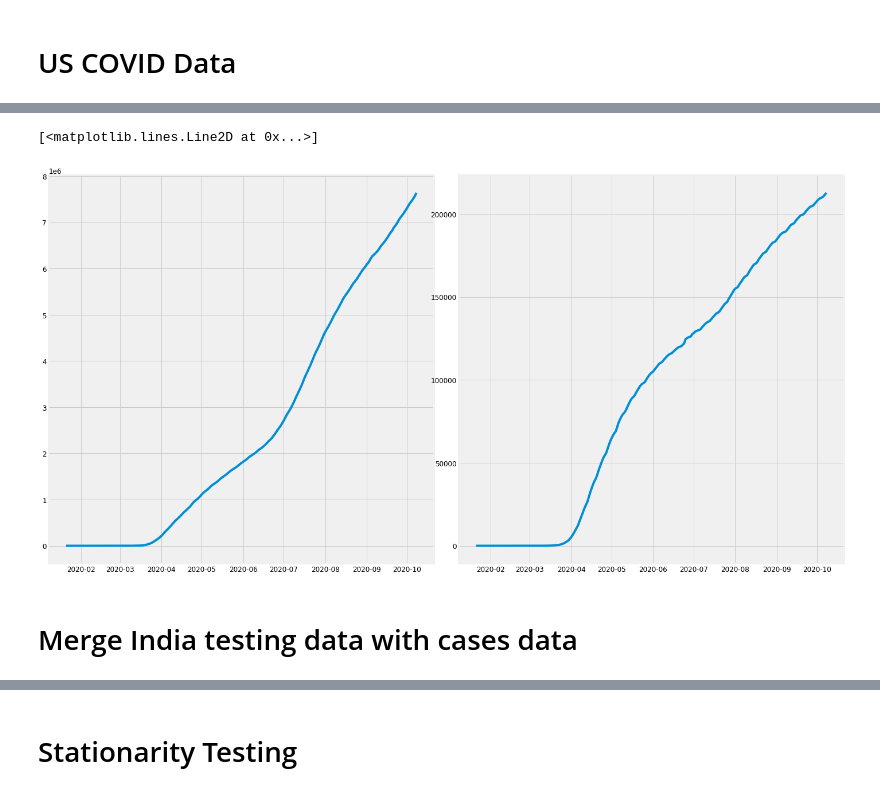
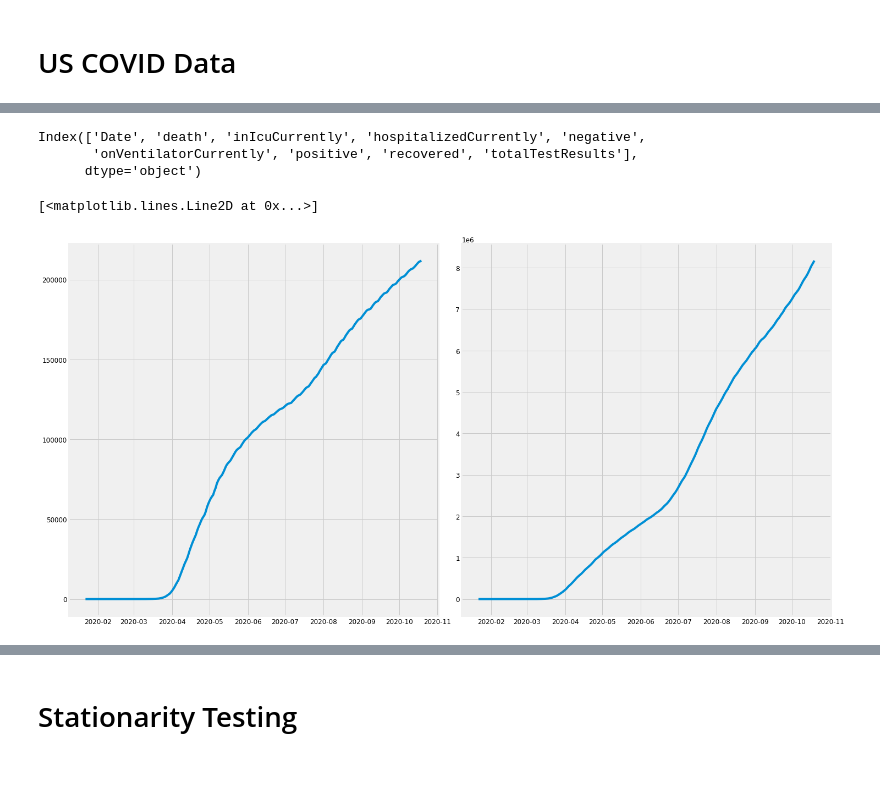
Before and after one commit to acchu99/covid-19-data-mining, a Jupyter notebook: COVID_19_Data_Mining.ipynb, the cells around one changed output, grey strips where cells are left out. Cells and saved outputs as stored; diff of their text form; code cells hidden in the pictures.

```diff
--- a/COVID_19_Data_Mining.ipynb
+++ b/COVID_19_Data_Mining.ipynb
@@ -169,11 +172,13 @@ sns.lineplot(x='Date',y='Total Samples Tested',data=indiatesting)
 # %% [markdown]
 # US COVID Data
 # %%
-usdaily=pd.read_csv('https://raw.githubusercontent.com/Ashwin1999/COVID-19-Data-Mining/master/OtherDatasets/us.csv')
+usdaily=pd.read_csv('https://raw.githubusercontent.com/Ashwin1999/COVID-19-Data-Mining/master/OtherDatasets/US_National_History_Final.csv')
 usdaily.rename(columns={'date':'Date'},inplace=True)
 # indiadaily['Date'] = indiadaily['Date'].str.slice(0,6) +' 2020'
 # indiadaily['Date']= indiadaily['Date'].astype(str).apply(lambda x: datetime.datetime.strptime(x,'%d %b %Y'))
 usdaily['Date']= pd.to_datetime(usdaily['Date'])
 print(usdaily.dtypes)
-usdaily.tail()
+usdaily.sort_values('Date',ascending=True,inplace=True)
+usdaily.fillna(0,inplace=True)
+usdaily.head()
 # %% [output]
@@ -190,10 +211,18 @@ dtype: object
+# %%
+usdaily=usdaily[['Date', 'death', 'inIcuCurrently',
+       'hospitalizedCurrently', 'negative',
+       'onVentilatorCurrently', 'positive',
+       'recovered','totalTestResults']]
+usdaily.columns
+# %% [output]
+Index(['Date', 'death', 'inIcuCurrently', 'hospitalizedCurrently', 'negative',
+       'onVentilatorCurrently', 'positive', 'recovered', 'totalTestResults'],
+      dtype='object')
 # %%
 fig,ax=plt.subplots(1,2,figsize=(20,10))
 fig.tight_layout()
-ax[0].plot(usdaily['Date'],usdaily['cases'])
-ax[1].plot(usdaily['Date'],usdaily['deaths'])
+ax[0].plot(usdaily['Date'],usdaily['death'])
+ax[1].plot(usdaily['Date'],usdaily['positive'])
 # %% [output]
 [<matplotlib.lines.Line2D at 0x...>]
-[figure, old version]
+[figure, new version]
-# %% [markdown]
-# Merge India testing data with cases data
```
Also changed, not shown: parts of 19 cells of this notebook.
